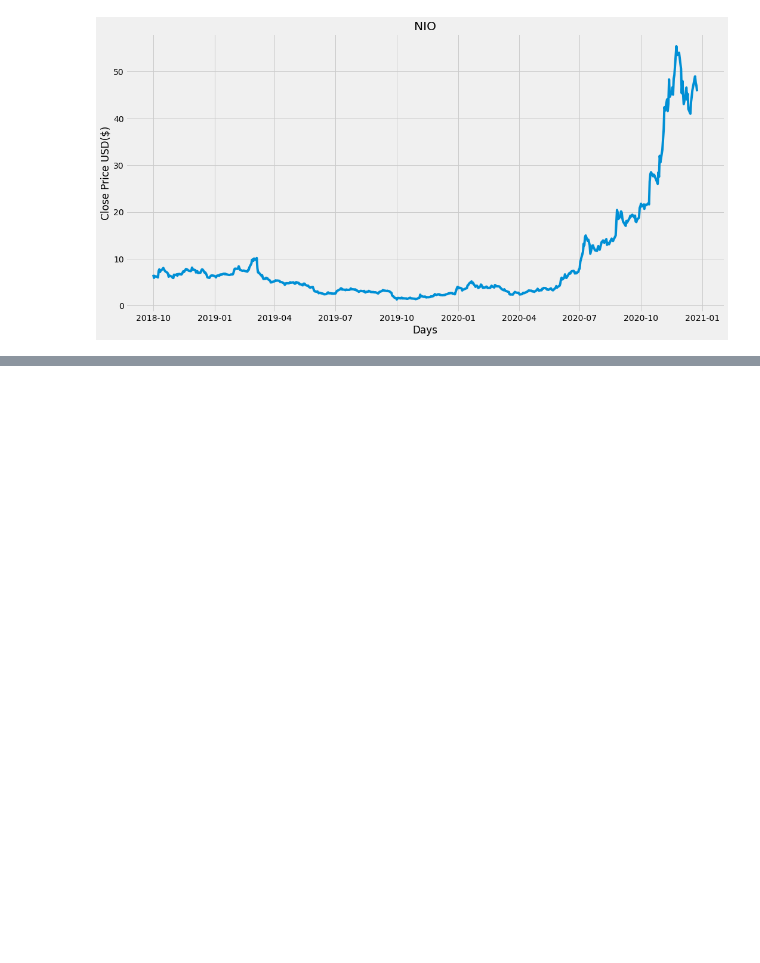
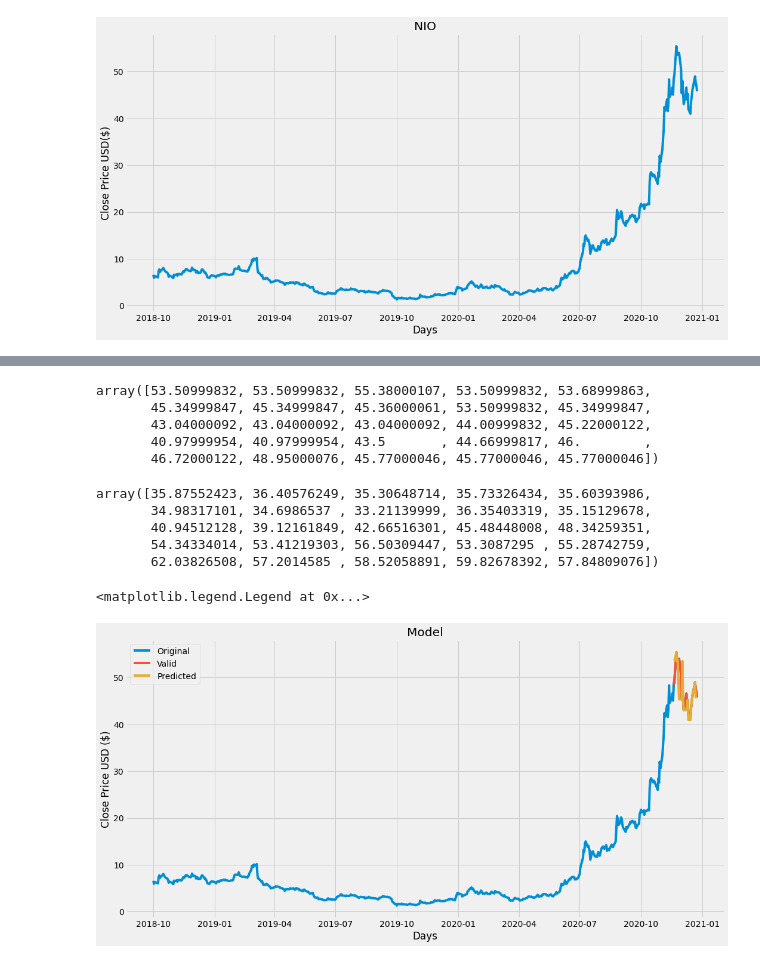
Before and after one commit to pngo5/2_machine_learning_model, a Jupyter notebook: Learning_Model.ipynb, the cells around one changed output, grey strips where cells are left out. Drawn from its saved outputs; the diff is of its cells as text; code cells hidden in the pictures; blank space fills up the shorter version.

Commit message:
Visualizing the two different model in a graph, and it looks like the tree regression model is very accurate!

```diff
--- a/Learning_Model.ipynb
+++ b/Learning_Model.ipynb
@@ -56,0 +131,15 @@ plt.show()
+# %%
+#spliting the data into 65% training and 35% testing
+x_train, x_test, y_train, y_test = train_test_split(X,Y, test_size = 0.45)
+# %%
+#Create the model
+# Create the decision tree regressor model
+tree = DecisionTreeRegressor().fit(x_train,y_train)
+#Create the linear regression model
+lr = LinearRegression().fit(x_train,y_train)
+# %%
+#Get the last 'x' rows of the feature dataset
+x_future = df.drop(['Prediction'],1)[:-future_days]
+x_future = x_future.tail(future_days)
+x_future = np.array(x_future)
+x_future
@@ -56,0 +164,38 @@ plt.show()
+# %%
+#Show the model tree prediction
+tree_prediction =tree.predict(x_future)
+tree_prediction
+# %% [output]
+array([53.50999832, 53.50999832, 55.38000107, 53.50999832, 53.68999863,
+       45.34999847, 45.34999847, 45.36000061, 53.50999832, 45.34999847,
+       43.04000092, 43.04000092, 43.04000092, 44.00999832, 45.22000122,
+       40.97999954, 40.97999954, 43.5       , 44.66999817, 46.        ,
+       46.72000122, 48.95000076, 45.77000046, 45.77000046, 45.77000046])
+# %%
+#Show the linear regression predictions
+lr_prediction = lr.predict(x_future)
+lr_prediction
+# %% [output]
+array([35.87552423, 36.40576249, 35.30648714, 35.73326434, 35.60393986,
+       34.98317101, 34.6986537 , 33.21139999, 36.35403319, 35.15129678,
+       40.94512128, 39.12161849, 42.66516301, 45.48448008, 48.34259351,
+       54.34334014, 53.41219303, 56.50309447, 53.3087295 , 55.28742759,
+       62.03826508, 57.2014585 , 58.52058891, 59.82678392, 57.84809076])
+# %%
+#Visualizing the data
+predictions = tree_prediction
+
+valid = df[X.shape[0]:].copy()
+valid['Predictions']=predictions
+plt.figure(figsize=(16,8))
+plt.title('Model')
+plt.xlabel('Days')
+plt.ylabel('Close Price USD ($)')
+plt.plot(df['Close'])
+plt.plot(valid[['Close','Predictions']])
+plt.legend(['Original','Valid',"Predicted"])
+
+#Wow Tree is very close
+# %% [output]
+<matplotlib.legend.Legend at 0x...>
+[figure, added]
```
Also changed, not shown: parts of 7 cells of this notebook.
